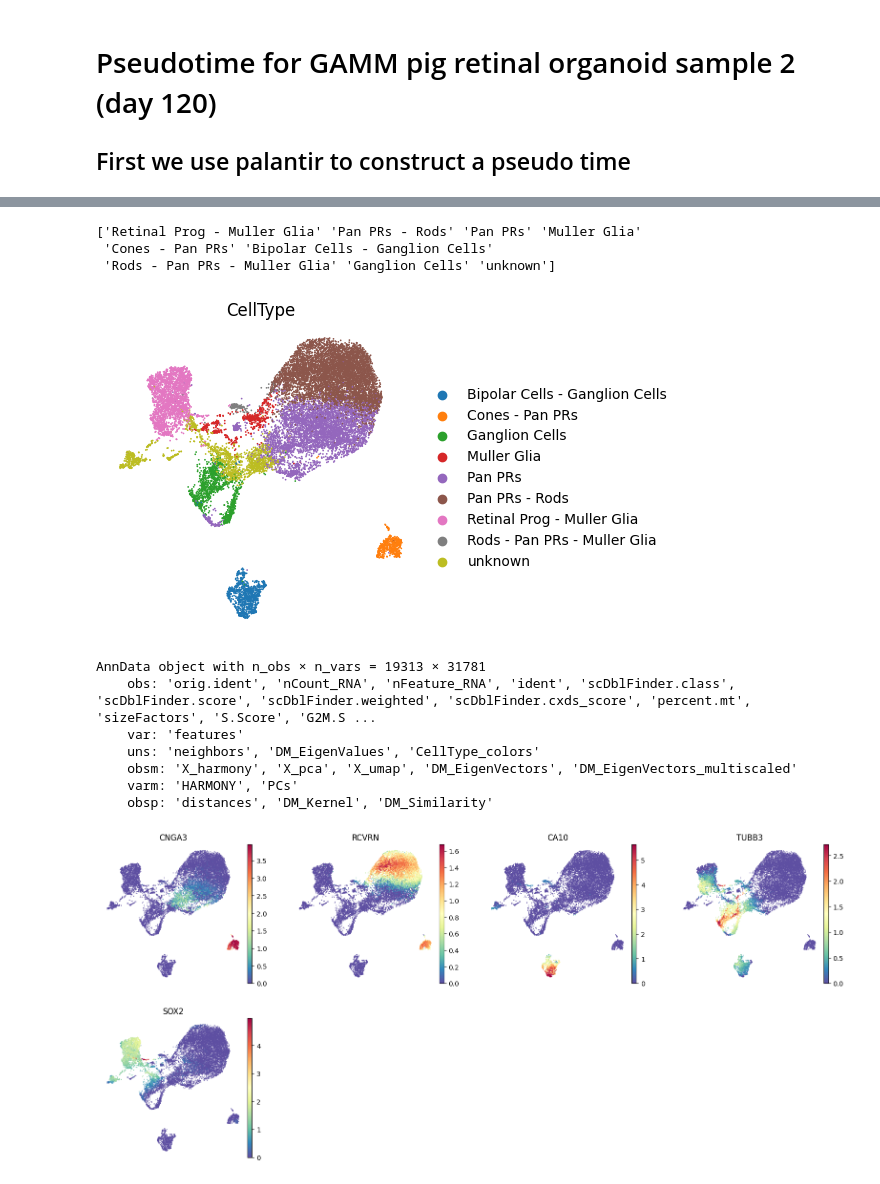
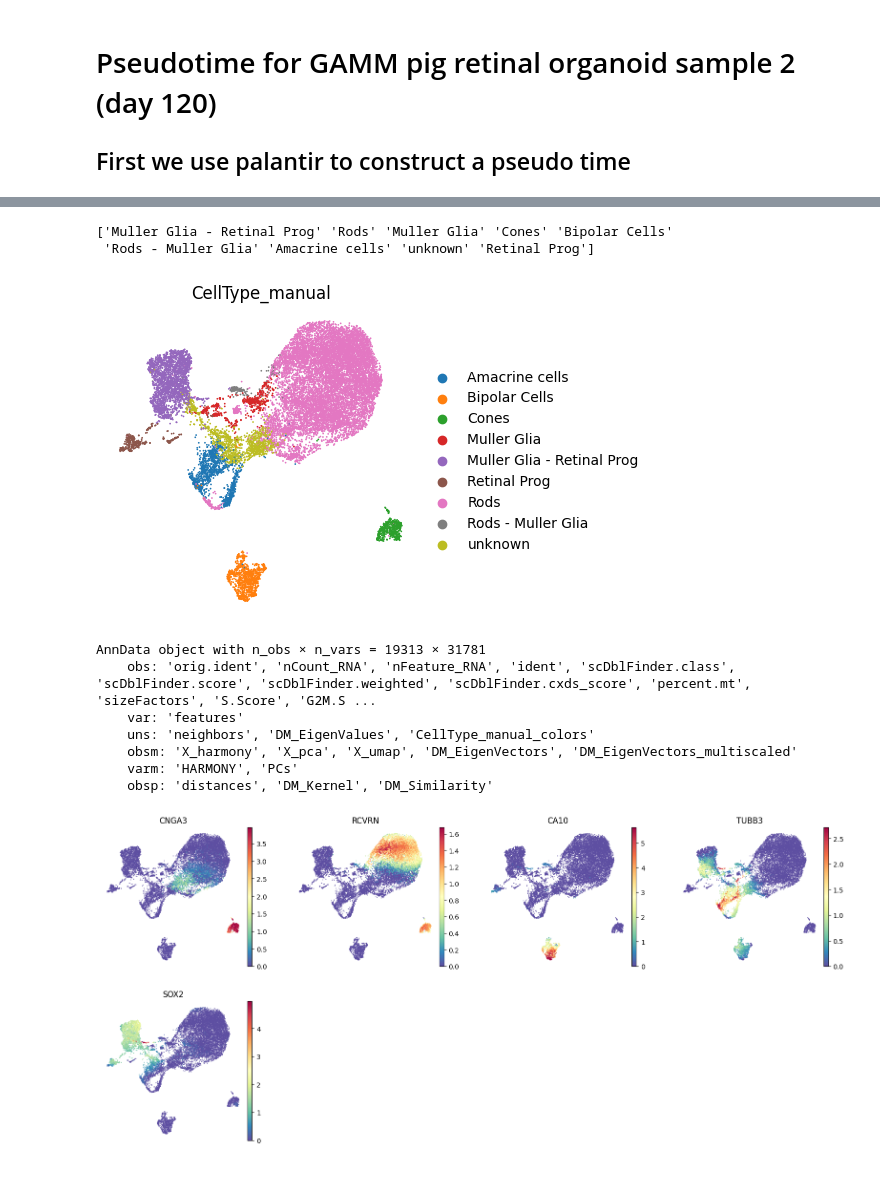
Before and after one commit to stewart-lab/scRNAseq_downstream, a Jupyter notebook: src/pseudotime_GAMMS2.ipynb, the cells around one changed output, grey strips where cells are left out. Drawn from its saved outputs; the diff is of its cells as text; code cells hidden in the pictures.

```diff
--- a/src/pseudotime_GAMMS2.ipynb
+++ b/src/pseudotime_GAMMS2.ipynb
@@ -66,11 +64,10 @@ list(adata_top.index)
 # # add metadata
 # adata.obs['CellType'] = metadata['CellType']
 # check if added
-print(adata.obs['CellType'].unique())
+print(adata.obs['CellType_manual'].unique())
 # %% [output]
-['Retinal Prog - Muller Glia' 'Pan PRs - Rods' 'Pan PRs' 'Muller Glia'
- 'Cones - Pan PRs' 'Bipolar Cells - Ganglion Cells'
- 'Rods - Pan PRs - Muller Glia' 'Ganglion Cells' 'unknown']
+['Muller Glia - Retinal Prog' 'Rods' 'Muller Glia' 'Cones' 'Bipolar Cells'
+ 'Rods - Muller Glia' 'Amacrine cells' 'unknown' 'Retinal Prog']
 # %%
 # Run diffusion maps
 dm_res = palantir.utils.run_diffusion_maps(adata, n_components=NC)
@@ -78,18 +75,18 @@ ms_data = palantir.utils.determine_multiscale_space(adata)
 # %%
 # visualize (note we have already done nearest neighbor and umap)
 sc.pl.embedding(
     adata,
     basis="umap",
     frameon=False,
-    color='CellType',
+    color='CellType_manual',
 )
 adata
 # %% [output]
-[figure, old version]
+[figure, new version]
 AnnData object with n_obs × n_vars = 19313 × 31781
     obs: 'orig.ident', 'nCount_RNA', 'nFeature_RNA', 'ident', 'scDblFinder.class', 'scDblFinder.score', 'scDblFinder.weighted', 'scDblFinder.cxds_score', 'percent.mt', 'sizeFactors', 'S.Score', 'G2M.S ...
     var: 'features'
-    uns: 'neighbors', 'DM_EigenValues', 'CellType_colors'
+    uns: 'neighbors', 'DM_EigenValues', 'CellType_manual_colors'
     obsm: 'X_harmony', 'X_pca', 'X_umap', 'DM_EigenVectors', 'DM_EigenVectors_multiscaled'
     varm: 'HARMONY', 'PCs'
     obsp: 'distances', 'DM_Kernel', 'DM_Similarity'
```
Also changed, not shown: parts of 21 cells of this notebook, 3 other files.
